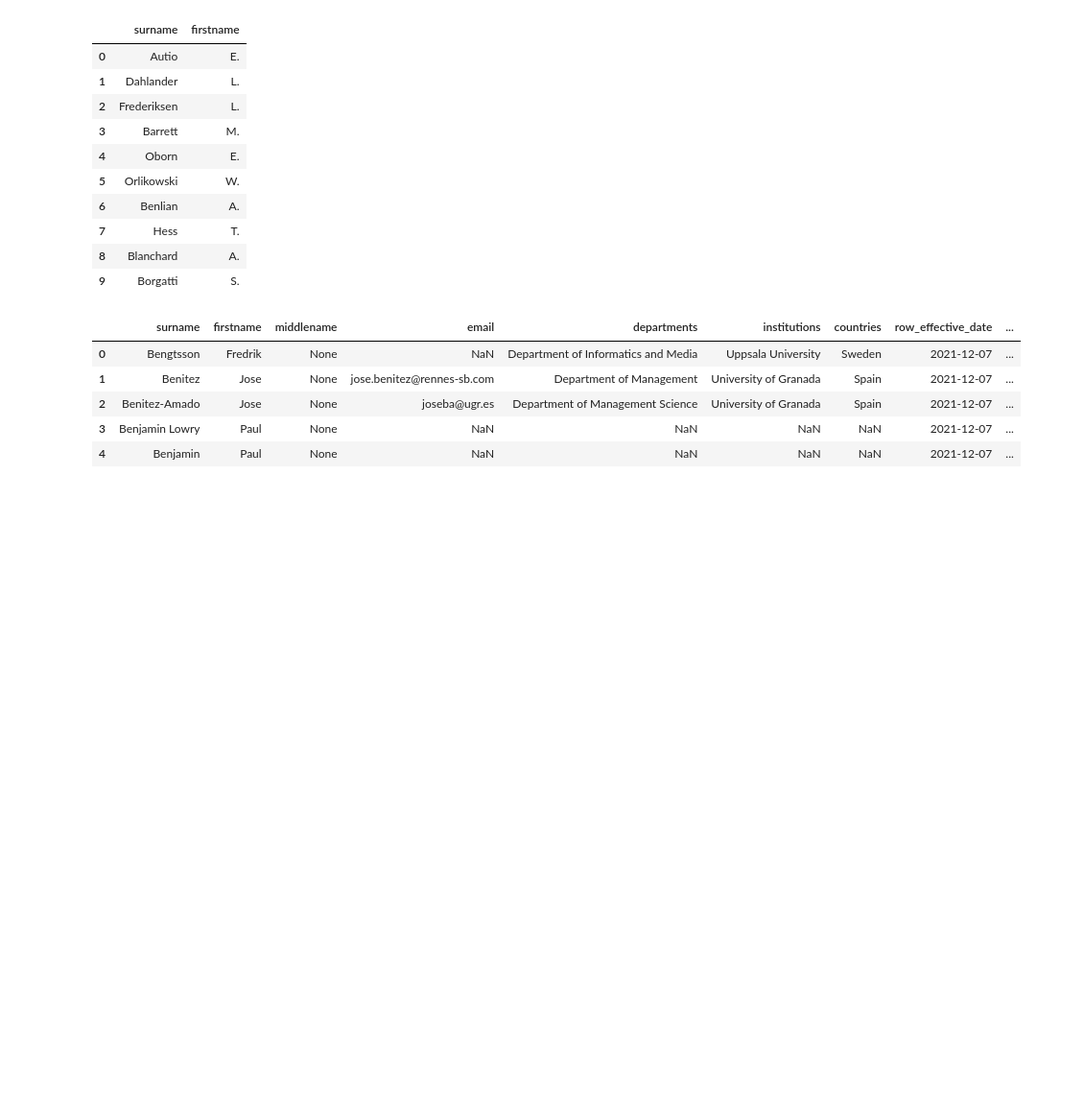
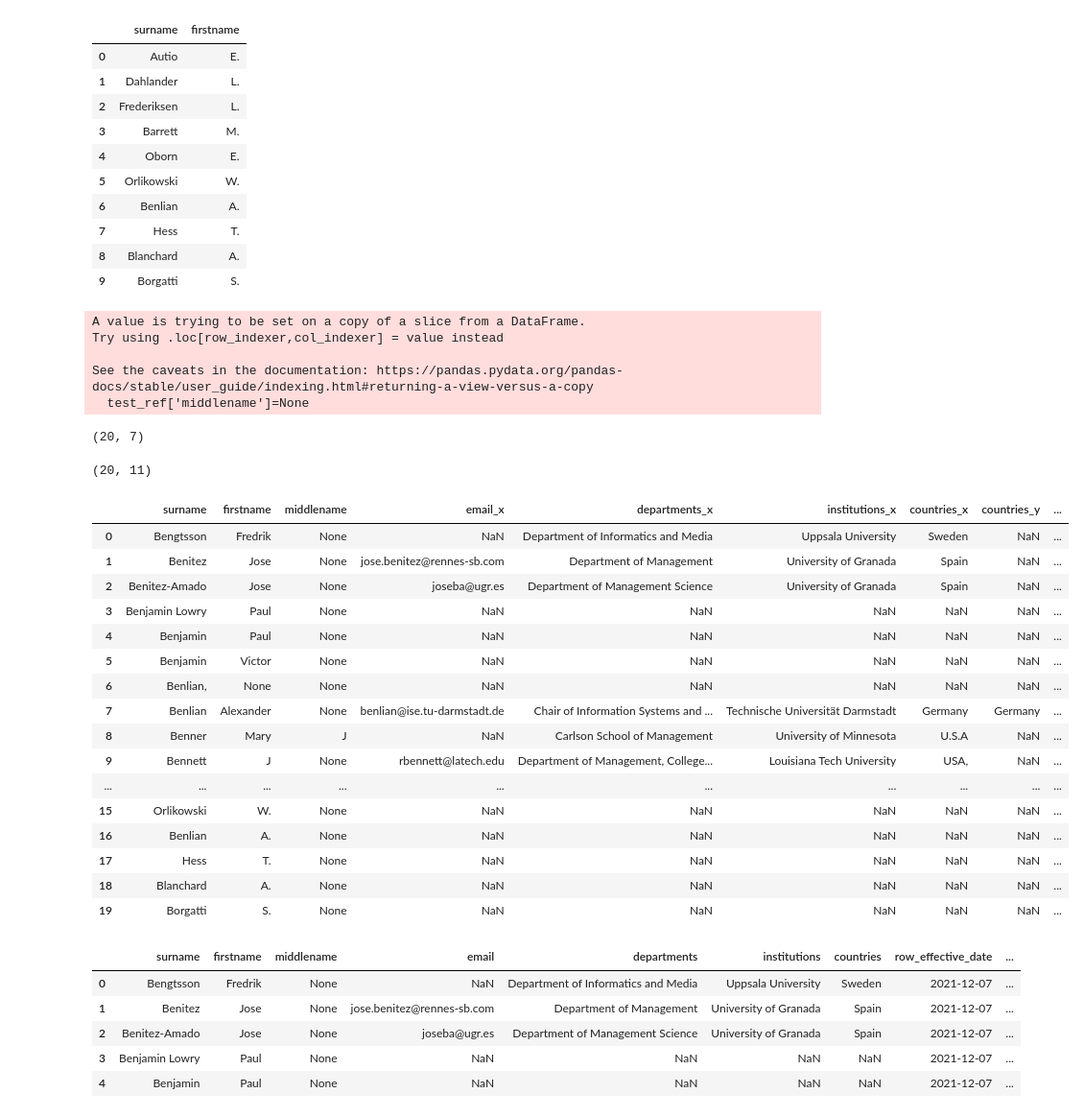
Before and after one commit to luisa2795/datawarehouse_for_SLR, a Jupyter notebook: ETL/testing.ipynb, the cells around one changed output. Shown: that part at 96% size. Cells and saved outputs as stored; diff of their text form; code cells hidden in the pictures; blank space fills up the shorter version.

```diff
--- a/ETL/testing.ipynb
+++ b/ETL/testing.ipynb
@@ -207,3 +268,21 @@ test_ref
 | 7 | Hess | T. |
 | 8 | Blanchard | A. |
 | 9 | Borgatti | S. |
+# %%
+test_ref['middlename']=None
+# %% [output]
+A value is trying to be set on a copy of a slice from a DataFrame.
+Try using .loc[row_indexer,col_indexer] = value instead
+
+See the caveats in the documentation: https://pandas.pydata.org/pandas-docs/stable/user_guide/indexing.html#returning-a-view-versus-a-copy
+  test_ref['middlename']=None
+# %%
+source_aut_ap=test_aut.append(test_ref, sort=False, ignore_index=True)
+source_aut_ap.shape
+# %% [output]
+(20, 7)
+# %%
+source_aut_join=pd.merge(test_aut, test_ref, how='outer', on=['surname', 'firstname', 'middlename'], suffixes=[None, _ref])
+source_aut_join.shape
+# %% [output]
+(20, 11)
@@ -210,2 +300,22 @@ test_ref
+# %%
+source_aut_join
+# %% [output]
+|  | surname | firstname | middlename | email_x | departments_x | institutions_x | countries_x | countries_y | ... |
+| 0 | Bengtsson | Fredrik | None | NaN | Department of Informatics and Media | Uppsala University | Sweden | NaN | ... |
+| 1 | Benitez | Jose | None | jose.benitez@rennes-sb.com | Department of Management | University of Granada | Spain | NaN | ... |
+| 2 | Benitez-Amado | Jose | None | joseba@ugr.es | Department of Management Science | University of Granada | Spain | NaN | ... |
+| 3 | Benjamin Lowry | Paul | None | NaN | NaN | NaN | NaN | NaN | ... |
+| 4 | Benjamin | Paul | None | NaN | NaN | NaN | NaN | NaN | ... |
+| 5 | Benjamin | Victor | None | NaN | NaN | NaN | NaN | NaN | ... |
+| 6 | Benlian, | None | None | NaN | NaN | NaN | NaN | NaN | ... |
+| 7 | Benlian | Alexander | None | benlian@ise.tu-darmstadt.de | Chair of Information Systems and ... | Technische Universität Darmstadt | Germany | Germany | ... |
+| 8 | Benner | Mary | J | NaN | Carlson School of Management | University of Minnesota | U.S.A | NaN | ... |
+| 9 | Bennett | J | None | rbennett@latech.edu | Department of Management, College... | Louisiana Tech University | USA, | NaN | ... |
+| ... | ... | ... | ... | ... | ... | ... | ... | ... | ... |
+| 15 | Orlikowski | W. | None | NaN | NaN | NaN | NaN | NaN | ... |
+| 16 | Benlian | A. | None | NaN | NaN | NaN | NaN | NaN | ... |
+| 17 | Hess | T. | None | NaN | NaN | NaN | NaN | NaN | ... |
+| 18 | Blanchard | A. | None | NaN | NaN | NaN | NaN | NaN | ... |
+| 19 | Borgatti | S. | None | NaN | NaN | NaN | NaN | NaN | ... |
 # %%
 #simulate finding delta between source and db data
```
Also changed, not shown: parts of 10 cells of this notebook, 6 other files.
